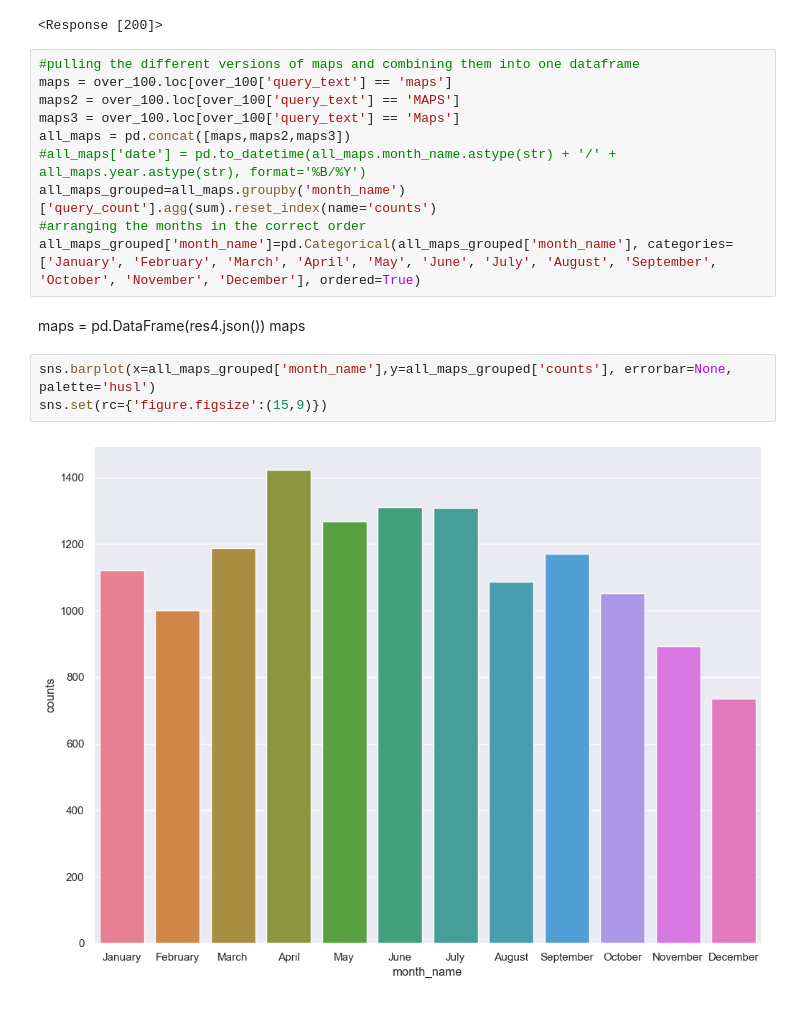
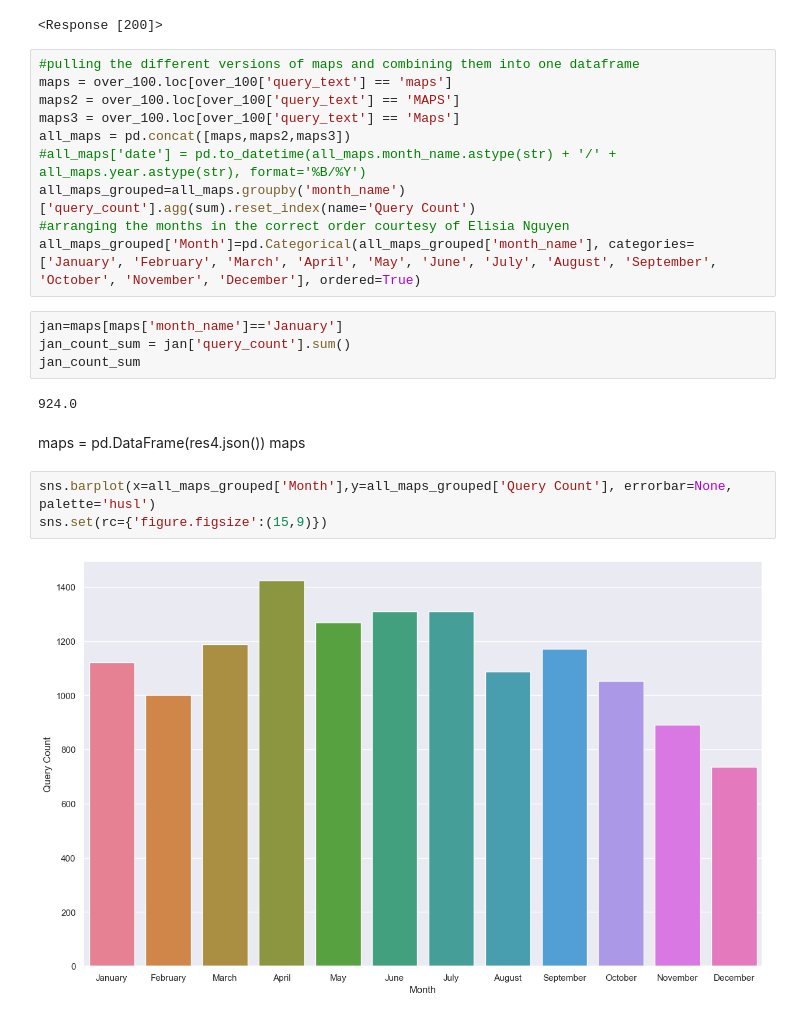
Before and after one commit to NSS-Data-Analytics-Cohort-10/api-Daniel-Hoover, a Jupyter notebook: notebooks/api_stuff.ipynb, the cells around one changed output. Saved outputs shown, nothing was run; the diff lists cells and outputs as text.

```diff
--- a/notebooks/api_stuff.ipynb
+++ b/notebooks/api_stuff.ipynb
@@ -175,21 +175,27 @@ res4 = requests.get(endpoint, params=params)
 res4
 # %% [output]
 <Response [200]>
-# %%
-#pulling the different versions of maps and combining them into one dataframe
-maps = over_100.loc[over_100['query_text'] == 'maps']
-maps2 = over_100.loc[over_100['query_text'] == 'MAPS']
-maps3 = over_100.loc[over_100['query_text'] == 'Maps']
-all_maps = pd.concat([maps,maps2,maps3])
-#all_maps['date'] = pd.to_datetime(all_maps.month_name.astype(str) + '/' + all_maps.year.astype(str), format='%B/%Y')
-all_maps_grouped=all_maps.groupby('month_name')['query_count'].agg(sum).reset_index(name='counts')
-#arranging the months in the correct order
-all_maps_grouped['month_name']=pd.Categorical(all_maps_grouped['month_name'], categories=['January', 'February', 'March', 'April', 'May', 'June', 'July', 'August', 'September', 'October', 'November', 'December'], ordered=True)
-# %% [markdown]
-maps = pd.DataFrame(res4.json())
-maps
+# %%
+#pulling the different versions of maps and combining them into one dataframe
+maps = over_100.loc[over_100['query_text'] == 'maps']
+maps2 = over_100.loc[over_100['query_text'] == 'MAPS']
+maps3 = over_100.loc[over_100['query_text'] == 'Maps']
+all_maps = pd.concat([maps,maps2,maps3])
+#all_maps['date'] = pd.to_datetime(all_maps.month_name.astype(str) + '/' + all_maps.year.astype(str), format='%B/%Y')
+all_maps_grouped=all_maps.groupby('month_name')['query_count'].agg(sum).reset_index(name='Query Count')
+#arranging the months in the correct order courtesy of Elisia Nguyen
+all_maps_grouped['Month']=pd.Categorical(all_maps_grouped['month_name'], categories=['January', 'February', 'March', 'April', 'May', 'June', 'July', 'August', 'September', 'October', 'November', 'December'], ordered=True)
+# %%
+jan=maps[maps['month_name']=='January']
+jan_count_sum = jan['query_count'].sum()
+jan_count_sum
+# %% [output]
+924.0
+# %% [markdown]
+maps = pd.DataFrame(res4.json())
+maps
 # %%
-sns.barplot(x=all_maps_grouped['month_name'],y=all_maps_grouped['counts'], errorbar=None, palette='husl')
+sns.barplot(x=all_maps_grouped['Month'],y=all_maps_grouped['Query Count'], errorbar=None, palette='husl')
 sns.set(rc={'figure.figsize':(15,9)})
 # %% [output]
-[figure, old version]
+[figure, new version]
```
Also changed, not shown: parts of 4 cells of this notebook.
